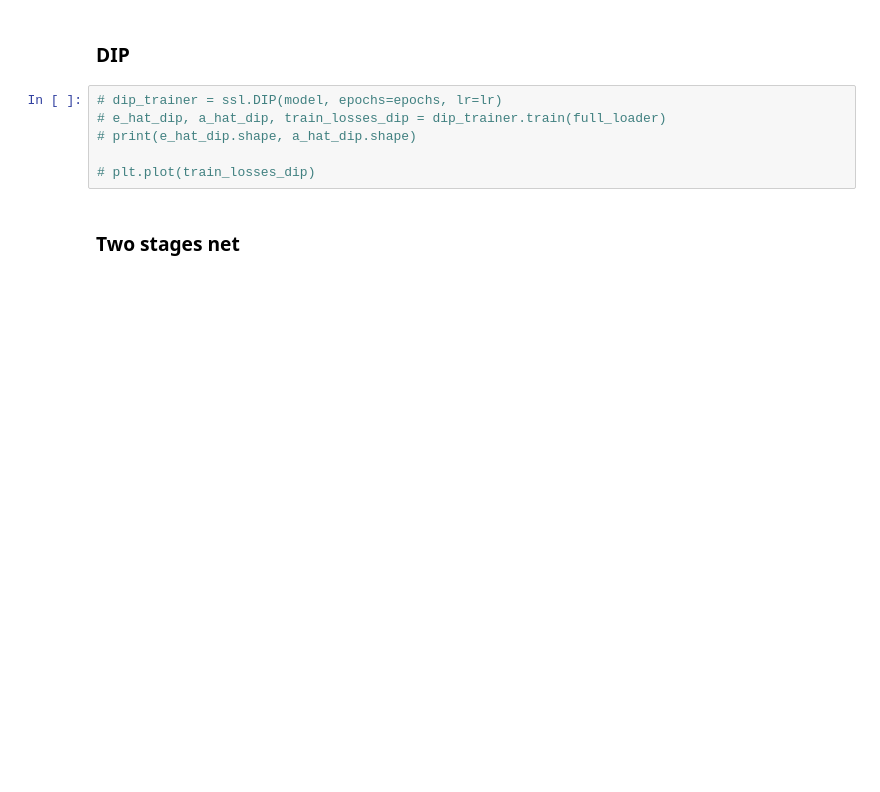
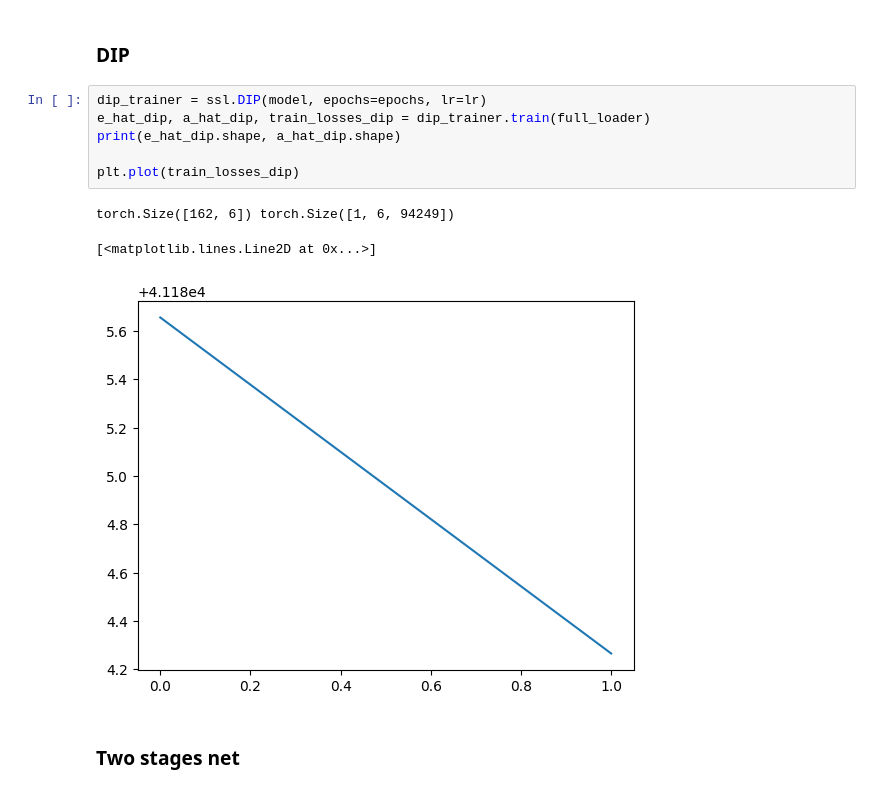
Before and after one commit to edabier/SS-HSU_benchmark, a Jupyter notebook: global_test.ipynb, the cells around one changed output. Cells and saved outputs as stored; diff of their text form; blank space fills up the shorter version.

```diff
--- a/global_test.ipynb
+++ b/global_test.ipynb
@@ -110,11 +126,15 @@ lr = 1e-1
 # %% [markdown]
 ### DIP
 # %%
-# dip_trainer = ssl.DIP(model, epochs=epochs, lr=lr)
-# e_hat_dip, a_hat_dip, train_losses_dip = dip_trainer.train(full_loader)
-# print(e_hat_dip.shape, a_hat_dip.shape)
+dip_trainer = ssl.DIP(model, epochs=epochs, lr=lr)
+e_hat_dip, a_hat_dip, train_losses_dip = dip_trainer.train(full_loader)
+print(e_hat_dip.shape, a_hat_dip.shape)
 
-# plt.plot(train_losses_dip)
+plt.plot(train_losses_dip)
+# %% [output]
+torch.Size([162, 6]) torch.Size([1, 6, 94249])
+[<matplotlib.lines.Line2D at 0x...>]
+[figure, added]
 # %% [markdown]
 ### Two stages net
 # %%
```
Also changed, not shown: parts of 17 cells of this notebook, 4 other files.
